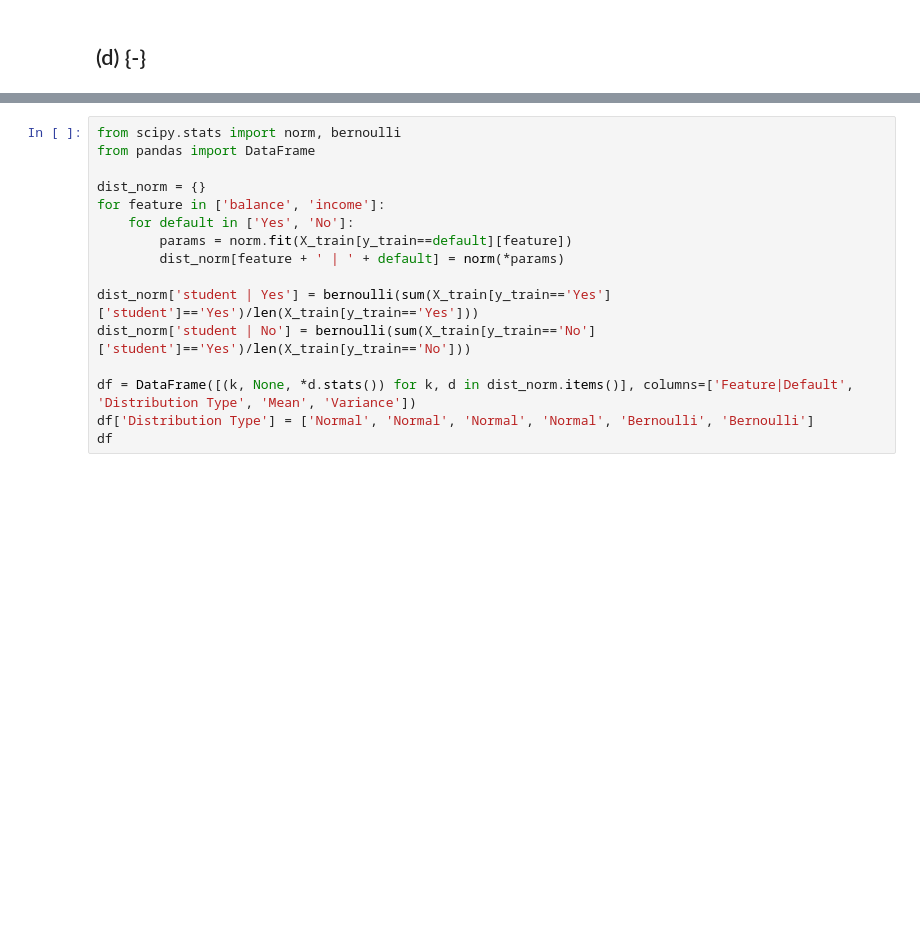
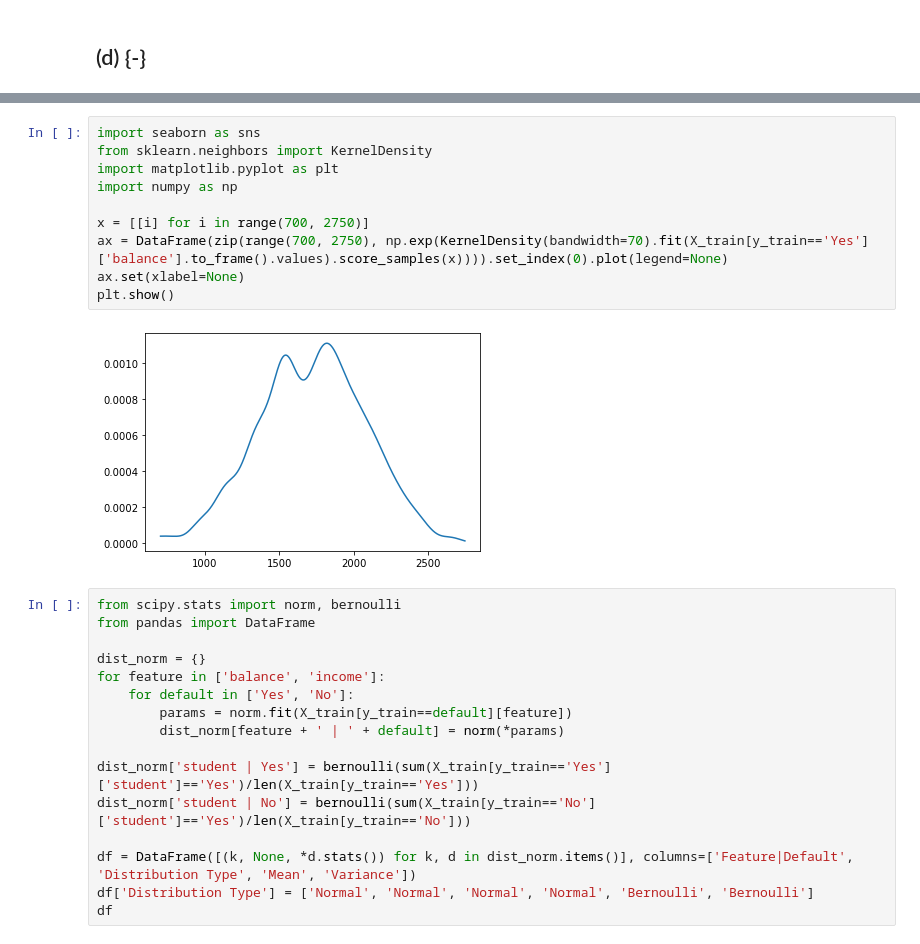
Before and after one commit to beginnerSC/mscf_hw_spring, a Jupyter notebook: ML II/2/Homework #2.ipynb, the cells around one changed output, grey strips where cells are left out. Cells and saved outputs as stored; diff of their text form; blank space fills up the shorter version.

```diff
--- a/ML II/2/Homework #2.ipynb
+++ b/ML II/2/Homework #2.ipynb
@@ -326,3 +331,15 @@ KernelDensity()
+# %%
+import seaborn as sns
+from sklearn.neighbors import KernelDensity
+import matplotlib.pyplot as plt
+import numpy as np
+
+x = [[i] for i in range(700, 2750)]
+ax = DataFrame(zip(range(700, 2750), np.exp(KernelDensity(bandwidth=70).fit(X_train[y_train=='Yes']['balance'].to_frame().values).score_samples(x)))).set_index(0).plot(legend=None)
+ax.set(xlabel=None)
+plt.show()
+# %% [output]
+[figure, added]
 # %%
 from scipy.stats import norm, bernoulli
 from pandas import DataFrame
```
Also changed, not shown: parts of 2 cells of this notebook.
